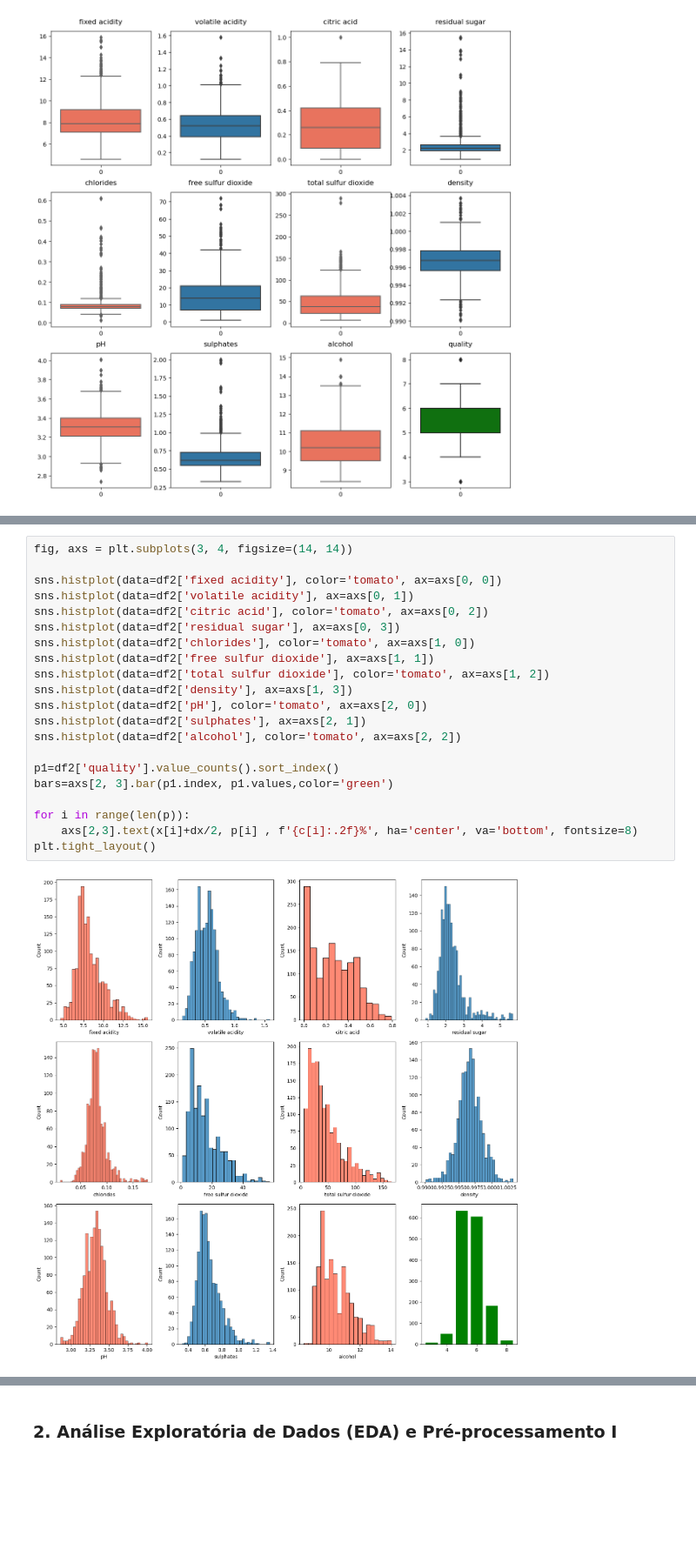
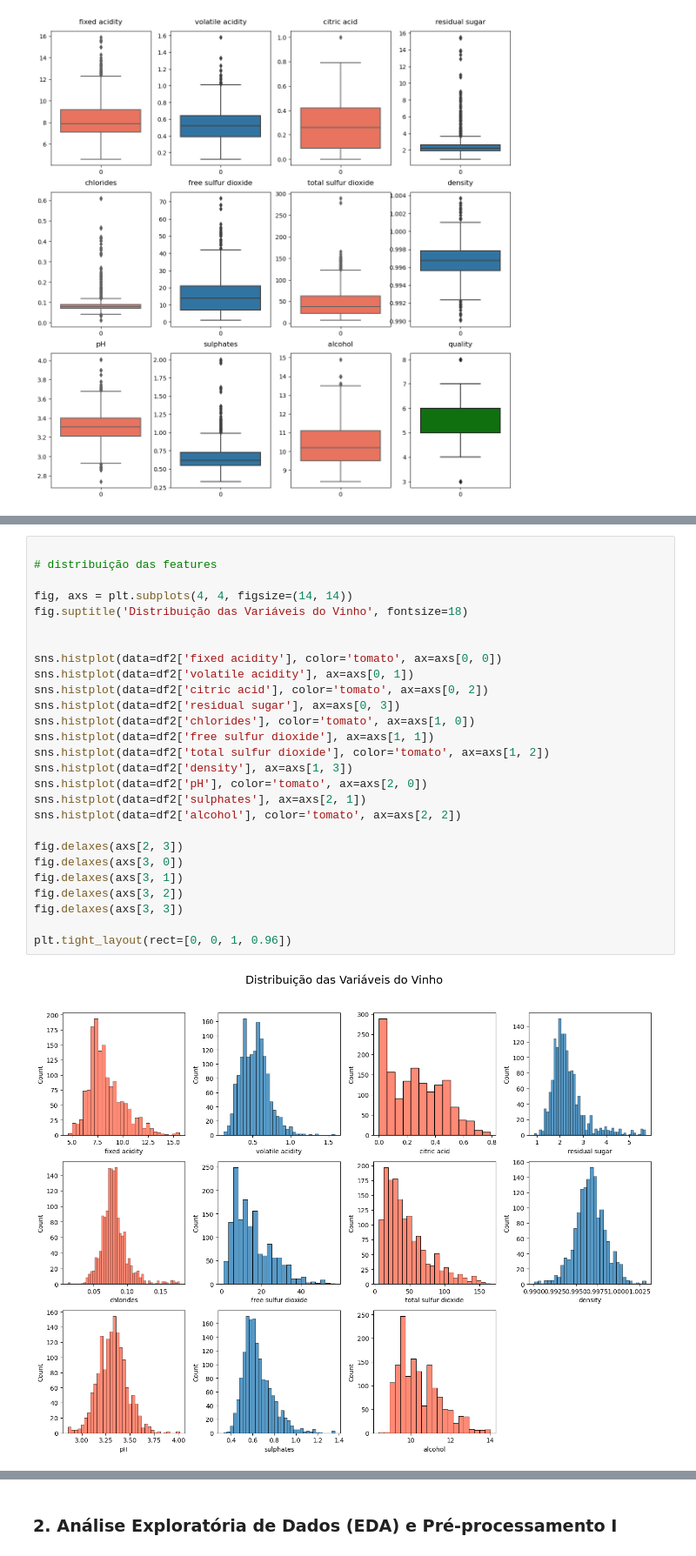
Before and after one commit to albertoakel/EBAC, a Jupyter notebook: notebook/Atividade_modulo32_Random_Florest_Albertoakel.ipynb, the cells around one changed output, grey strips where cells are left out. Shown: that part at 87% size. Drawn from its saved outputs; the diff is of its cells as text; blank space fills up the shorter version.

````diff
--- a/notebook/Atividade_modulo32_Random_Florest_Albertoakel.ipynb
+++ b/notebook/Atividade_modulo32_Random_Florest_Albertoakel.ipynb
@@ -210,24 +200,30 @@ Essas alterações indicam que a remoção de outliers resultou em um conjunto d
 ```
 # %%
-fig, axs = plt.subplots(3, 4, figsize=(14, 14))
+
+# distribuição das features
+
+fig, axs = plt.subplots(4, 4, figsize=(14, 14))
+fig.suptitle('Distribuição das Variáveis do Vinho', fontsize=18)
+
 
 sns.histplot(data=df2['fixed acidity'], color='tomato', ax=axs[0, 0])
 sns.histplot(data=df2['volatile acidity'], ax=axs[0, 1])
 sns.histplot(data=df2['citric acid'], color='tomato', ax=axs[0, 2])
 sns.histplot(data=df2['residual sugar'], ax=axs[0, 3])
 sns.histplot(data=df2['chlorides'], color='tomato', ax=axs[1, 0])
 sns.histplot(data=df2['free sulfur dioxide'], ax=axs[1, 1])
 sns.histplot(data=df2['total sulfur dioxide'], color='tomato', ax=axs[1, 2])
 sns.histplot(data=df2['density'], ax=axs[1, 3])
 sns.histplot(data=df2['pH'], color='tomato', ax=axs[2, 0])
 sns.histplot(data=df2['sulphates'], ax=axs[2, 1])
 sns.histplot(data=df2['alcohol'], color='tomato', ax=axs[2, 2])
 
-p1=df2['quality'].value_counts().sort_index()
-bars=axs[2, 3].bar(p1.index, p1.values,color='green')
+fig.delaxes(axs[2, 3])
+fig.delaxes(axs[3, 0])
+fig.delaxes(axs[3, 1])
+fig.delaxes(axs[3, 2])
+fig.delaxes(axs[3, 3])
 
-for i in range(len(p)):
-    axs[2,3].text(x[i]+dx/2, p[i] , f'{c[i]:.2f}%', ha='center', va='bottom', fontsize=8)
-plt.tight_layout()
+plt.tight_layout(rect=[0, 0, 1, 0.96])
 # %% [output]
-[figure, old version]
+[figure, new version]
````
Also changed, not shown: parts of 6 cells of this notebook, 11 other files.
